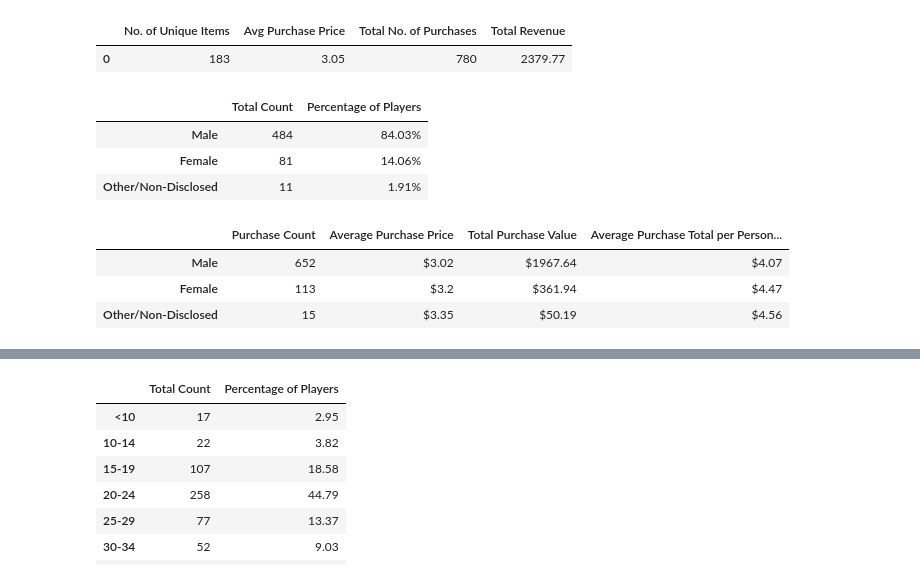
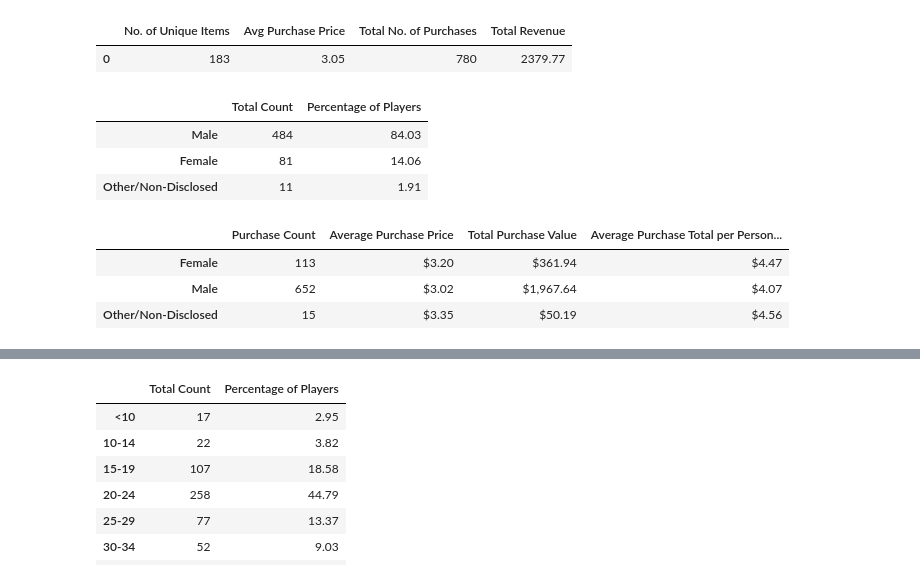
Before and after one commit to stace2775/04_Pandas_Homework, a Jupyter notebook: Heroes_of_Pymoli.ipynb, the cells around one changed output, grey strips where cells are left out. Cells and saved outputs as stored; diff of their text form; code cells hidden in the pictures.

```diff
--- a/Heroes_of_Pymoli.ipynb
+++ b/Heroes_of_Pymoli.ipynb
@@ -105,22 +130,21 @@ Female_Pct = round(Count_Female/Total_Players *100,2)
 Other_Pct = round(Count_Other/Total_Players *100,2)
 # %%
 #Summary report for Gender Demographics
-
 
 index = ["Male", "Female", "Other/Non-Disclosed"]
 
 Gender_summary_df = pd.DataFrame({
     "Total Count": [Count_Male, Count_Female, Count_Other],
-    "Percentage of Players": [str(Male_Pct)+ '%', str(Female_Pct)+ '%', str(Other_Pct)+ '%']
+    "Percentage of Players": [Male_Pct, Female_Pct, Other_Pct]
 
 },index=index)
 
 Gender_summary_df
 # %% [output]
 |  | Total Count | Percentage of Players |
-| Male | 484 | 84.03% |
-| Female | 81 | 14.06% |
-| Other/Non-Disclosed | 11 | 1.91% |
+| Male | 484 | 84.03 |
+| Female | 81 | 14.06 |
+| Other/Non-Disclosed | 11 | 1.91 |
 # %%
 #Purchasing Analysis (Gender)
 #
@@ -166,40 +197,39 @@ F_AvgTotal_PPP = round(Female_TPrice/Count_Female,2)
 Other_Avg = round(Other_TPrice/Other_TP,2)
 O_AvgTotal_PPP = round(Other_TPrice/Count_Other,2)
 # %%
-
-#------------NEED TO FIX FORMATTING IN THIS SECTION!!!!!------------
-
-
-
-
-
 #Summary report for Purchasing Analysis (Gender)
 
 #The below each broken by gender
 #
-#Purchase Count ... total number of purchases (_TP)
-#Average Purchase Price ... total number of purchasesn(_TP) divided by sum of all purchases (_TPrice)
-#Total Purchase Value .... sum of all purchases (_TPrice)
-#Average Purchase Total per Person by Gender ... sum of purchases (_TPrice)divided by the total number of unique SN by gender(Count_)
+#Purchase Count
+#Average Purchase Price
+#Total Purchase Value
+#Average Purchase Total per Person by Gender
 
 
 index = ["Male", "Female", "Other/Non-Disclosed"]
 
 Purchasing_summary_df = pd.DataFrame({
 
     "Purchase Count": [Male_TP, Female_TP, Other_TP],
-    "Average Purchase Price": ['$' + str(Male_Avg), '$' + str(Female_Avg), '$' + str(Other_Avg)],
-    "Total Purchase Value": ['$' + str(Male_TPrice), '$' + str(Female_TPrice), '$' + str(Other_TPrice)],
-    "Average Purchase Total per Person by Gender":['$' + str(M_AvgTotal_PPP), '$' + str(F_AvgTotal_PPP), '$' + str(O_AvgTotal_PPP) ]
+    "Average Purchase Price": [Male_Avg, Female_Avg, Other_Avg],
+    "Total Purchase Value": [Male_TPrice, Female_TPrice, Other_TPrice],
+    "Average Purchase Total per Person by Gender":[M_AvgTotal_PPP, F_AvgTotal_PPP, O_AvgTotal_PPP]
 
 
     },index=index)
 
-Purchasing_summary_df
+#Format all the columns
+Purchasing_summary_df['Average Purchase Price'] = Purchasing_summary_df['Average Purchase Price'].map("${:,.2f}".format)
+Purchasing_summary_df['Total Purchase Value'] = Purchasing_summary_df['Total Purchase Value'].map("${:,.2f}".format)
+Purchasing_summary_df['Average Purchase Total per Person by Gender'] = Purchasing_summary_df['Average Purchase Total per Person by Gender'].map("${:,.2f}".format)
+
+
+Purchasing_summary_df.sort_index()
 # %% [output]
 |  | Purchase Count | Average Purchase Price | Total Purchase Value | Average Purchase Total per Person... |
-| Male | 652 | $3.02 | $1967.64 | $4.07 |
-| Female | 113 | $3.2 | $361.94 | $4.47 |
+| Female | 113 | $3.20 | $361.94 | $4.47 |
+| Male | 652 | $3.02 | $1,967.64 | $4.07 |
 | Other/Non-Disclosed | 15 | $3.35 | $50.19 | $4.56 |
 # %%
 #Age Demographics
```
Also changed, not shown: parts of 17 cells of this notebook.
